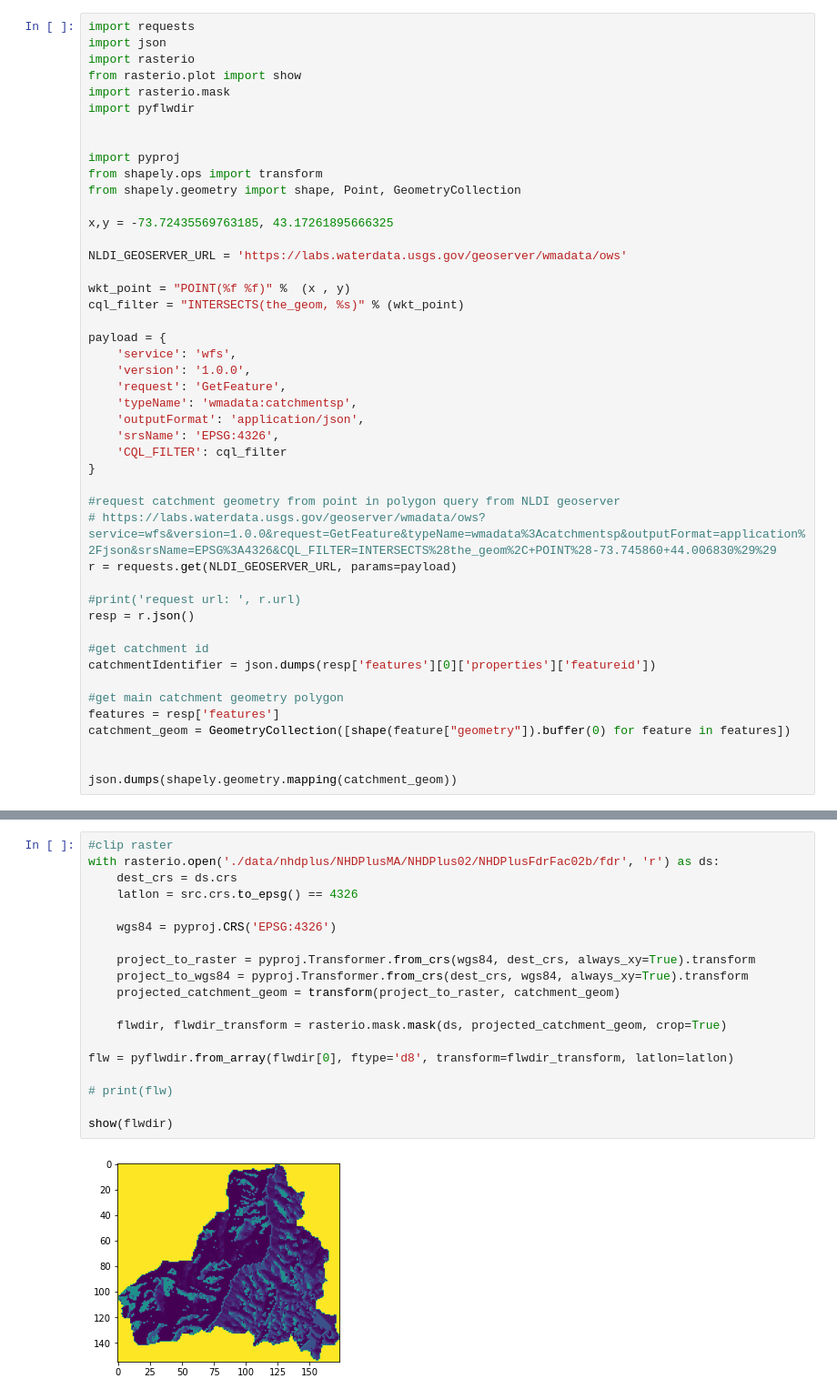
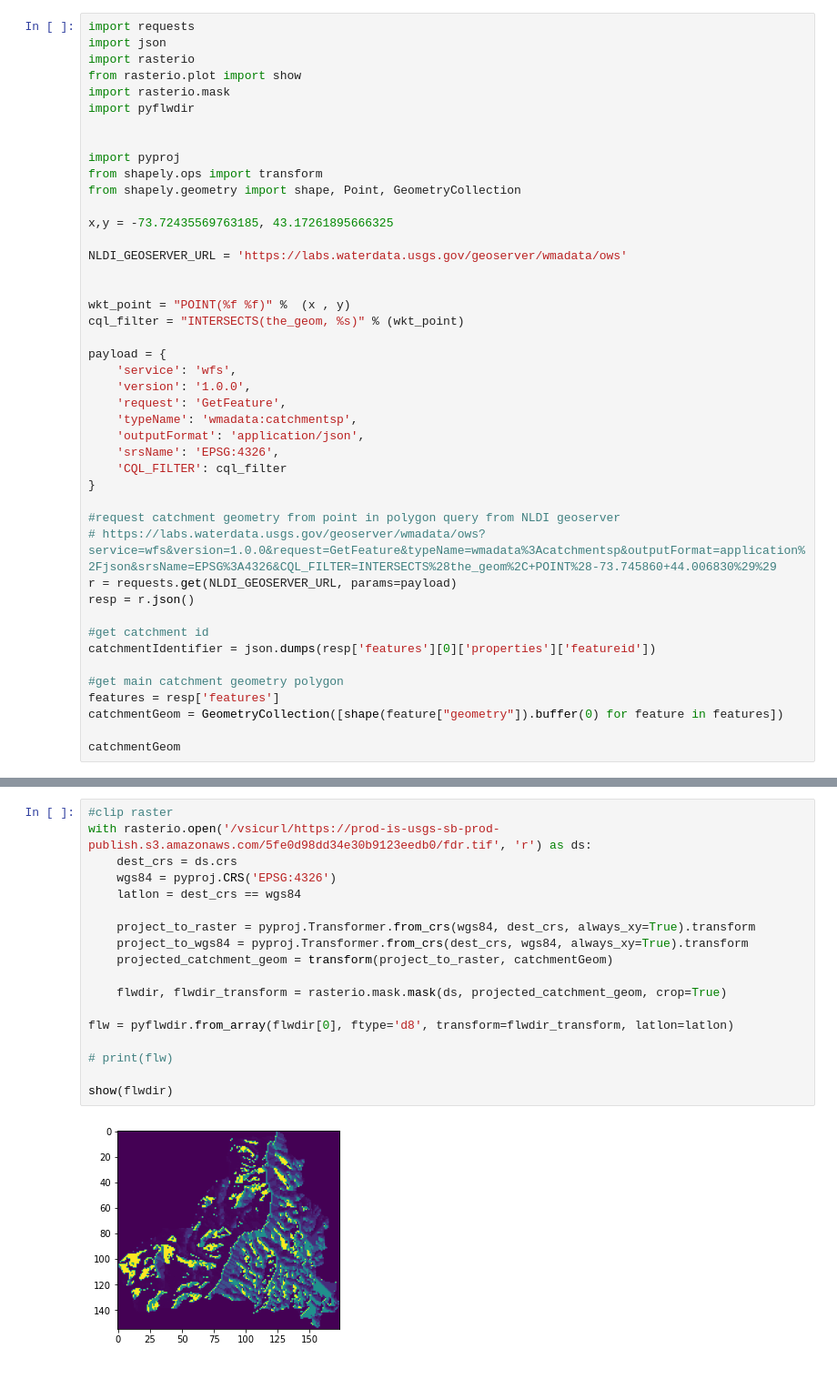
Before and after one commit to ACWI-SSWD/nldi-splitCatchment, a Jupyter notebook: splitCatchment.ipynb, the cells around one changed output, grey strips where cells are left out. Shown: that part at 91% size. Cells and saved outputs as stored; diff of their text form.

```diff
--- a/splitCatchment.ipynb
+++ b/splitCatchment.ipynb
@@ -15,6 +31,7 @@ x,y = -73.72435569763185, 43.17261895666325
 
 NLDI_GEOSERVER_URL = 'https://labs.waterdata.usgs.gov/geoserver/wmadata/ows'
 
+
 wkt_point = "POINT(%f %f)" %  (x , y)
 cql_filter = "INTERSECTS(the_geom, %s)" % (wkt_point)
 
@@ -31,8 +48,6 @@ payload = {
 #request catchment geometry from point in polygon query from NLDI geoserver
 # https://labs.waterdata.usgs.gov/geoserver/wmadata/ows?service=wfs&version=1.0.0&request=GetFeature&typeName=wmadata%3Acatchmentsp&outputFormat=application%2Fjson&srsName=EPSG%3A4326&CQL_FILTER=INTERSECTS%28the_geom%2C+POINT%28-73.745860+44.006830%29%29
 r = requests.get(NLDI_GEOSERVER_URL, params=payload)
-
-#print('request url: ', r.url)
 resp = r.json()
 
 #get catchment id
@@ -40,8 +55,7 @@ catchmentIdentifier = json.dumps(resp['features'][0]['properties']['featureid'])
 
 #get main catchment geometry polygon
 features = resp['features']
-catchment_geom = GeometryCollection([shape(feature["geometry"]).buffer(0) for feature in features])
+catchmentGeom = GeometryCollection([shape(feature["geometry"]).buffer(0) for feature in features])
 
-
-json.dumps(shapely.geometry.mapping(catchment_geom))
+catchmentGeom
 # %% [output]
@@ -49,24 +63,23 @@ json.dumps(shapely.geometry.mapping(catchment_geom))
 # %%
 #clip raster
-with rasterio.open('./data/nhdplus/NHDPlusMA/NHDPlus02/NHDPlusFdrFac02b/fdr', 'r') as ds:
+with rasterio.open('/vsicurl/https://prod-is-usgs-sb-prod-publish.s3.amazonaws.com/5fe0d98dd34e30b9123eedb0/fdr.tif', 'r') as ds:
     dest_crs = ds.crs
-    latlon = src.crs.to_epsg() == 4326
-
     wgs84 = pyproj.CRS('EPSG:4326')
+    latlon = dest_crs == wgs84
 
     project_to_raster = pyproj.Transformer.from_crs(wgs84, dest_crs, always_xy=True).transform
     project_to_wgs84 = pyproj.Transformer.from_crs(dest_crs, wgs84, always_xy=True).transform
-    projected_catchment_geom = transform(project_to_raster, catchment_geom)
+    projected_catchment_geom = transform(project_to_raster, catchmentGeom)
 
     flwdir, flwdir_transform = rasterio.mask.mask(ds, projected_catchment_geom, crop=True)
 
 flw = pyflwdir.from_array(flwdir[0], ftype='d8', transform=flwdir_transform, latlon=latlon)
 
 # print(flw)
 
 show(flwdir)
 # %% [output]
-[figure, old version]
+[figure, new version]
 <AxesSubplot:>
 # %%
 import numpy as np
```
Also changed, not shown: parts of 4 cells of this notebook, 1 other file.
